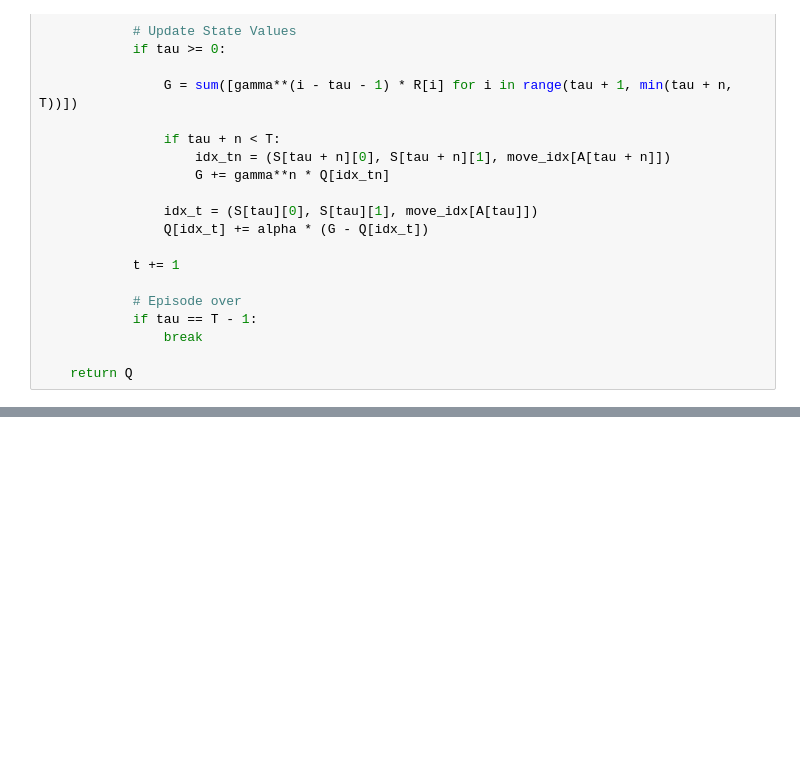
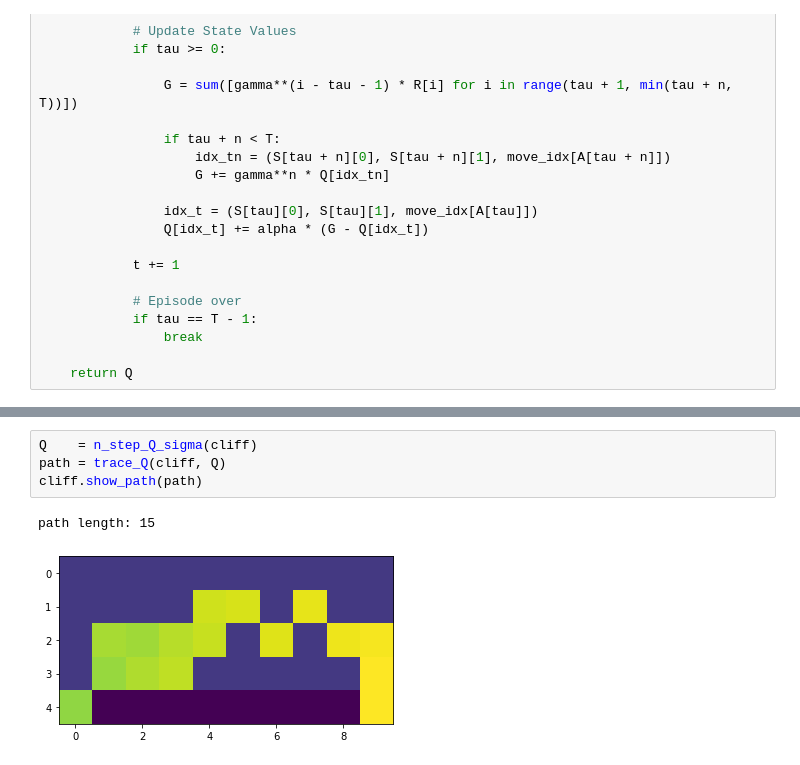
Before and after one commit to MaraTomasek/ML-Notebooks, a Jupyter notebook: Reinforcement_Learning/ch7-n_step_td.ipynb, the cells around one changed output, grey strips where cells are left out. Drawn from its saved outputs; the diff is of its cells as text; blank space fills up the shorter version.

```diff
--- a/Reinforcement_Learning/ch7-n_step_td.ipynb
+++ b/Reinforcement_Learning/ch7-n_step_td.ipynb
@@ -395,0 +591,7 @@ path length: 14
+# %%
+Q    = n_step_Q_sigma(cliff)
+path = trace_Q(cliff, Q)
+cliff.show_path(path)
+# %% [output]
+path length: 15
+[figure, added]
```
Also changed, not shown: parts of 22 cells of this notebook.
